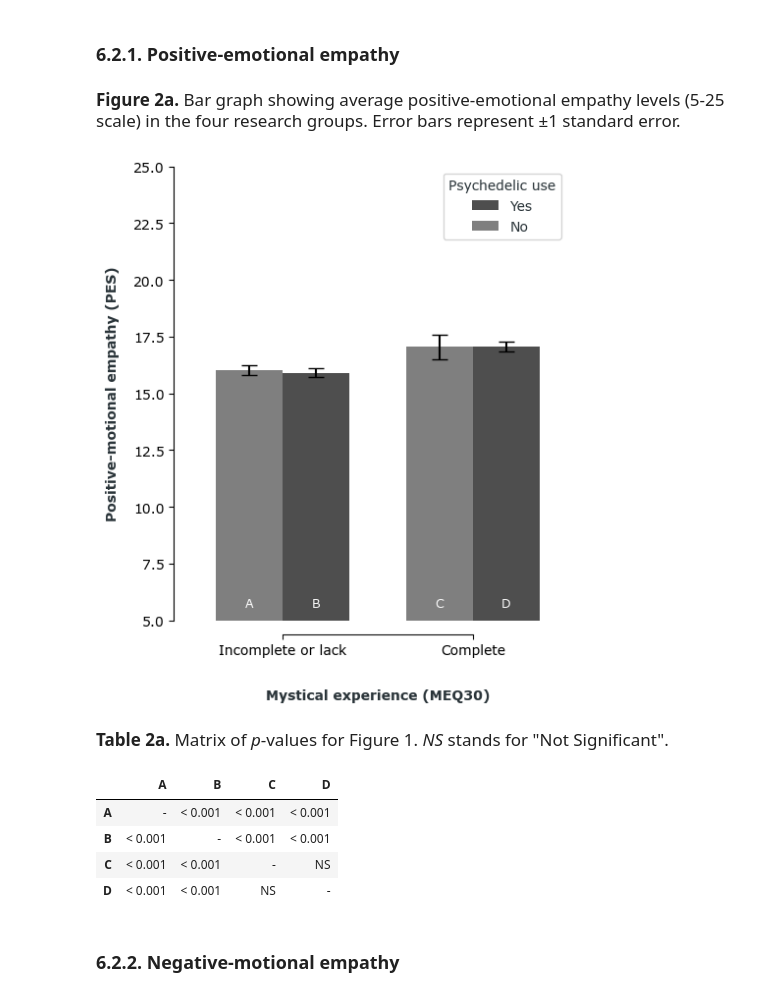
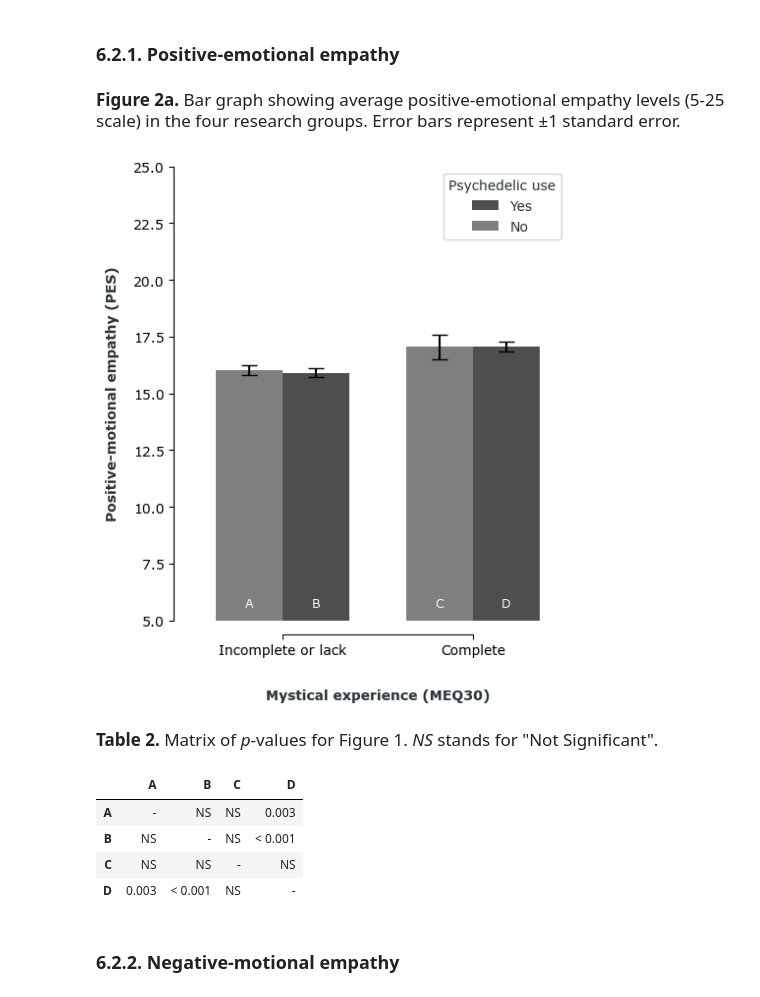
Before and after one commit to michal-owsiak/swps-university-research, a Jupyter notebook: research.ipynb, the cells around one changed output. Cells and saved outputs as stored; diff of their text form; code cells hidden in the pictures.

Commit message:
p-values matrices updated for fear of death & empathy

```diff
--- a/research.ipynb
+++ b/research.ipynb
@@ -1436,50 +1394,50 @@ sns.despine(ax=ax, offset=10, trim=True)
 
 plt.show()
 
-## TABLE 2a
+## TABLE 2
 
 table1_html = """
 <p style="font-size: 17px">
-    <strong>Table 2a.</strong> Matrix of <i>p</i>-values for Figure 1. <i>NS</i> stands for "Not Significant".
+    <strong>Table 2.</strong> Matrix of <i>p</i>-values for Figure 1. <i>NS</i> stands for "Not Significant".
 </p>
 """
 
 display(HTML(table1_html))
 
 data = {
-    "A": ["-", "< 0.001", "< 0.001", "< 0.001"],
-    "B": ["< 0.001", "-", "< 0.001", "< 0.001"],
-    "C": ["< 0.001", "< 0.001", "-", "NS"],
-    "D": ["< 0.001", "< 0.001", "NS", "-"]
+    "A": ["-", "NS", "NS", "0.003"],
+    "B": ["NS", "-", "NS", "< 0.001"],
+    "C": ["NS", "NS", "-", "NS"],
+    "D": ["0.003", "< 0.001", "NS", "-"]
 }
 
 index = ["A", "B", "C", "D"]
 columns = ["A", "B", "C", "D"]
 
 table_df = pd.DataFrame(data, index=index, columns=columns)
 
 def style_format(value):
     if value == "NS":
         return "font-style: italic; text-align: center"
     else:
         return "text-align: center"
 
 styled_df = table_df.style.map(style_format)
 styled_df = styled_df.set_table_styles([{
     "selector": "th",
     "props": [("font-weight", "bold")]
 }])
 
 styled_df
 # %% [output]
 Figure 2a. Bar graph showing average positive-emotional empathy levels (5-25 scale) in the four research groups. Error bars represent ±1 standard error.
 [figure]
-Table 2a. Matrix of p-values for Figure 1. NS stands for "Not Significant".
+Table 2. Matrix of p-values for Figure 1. NS stands for "Not Significant".
 |  | A | B | C | D |
-| A | - | < 0.001 | < 0.001 | < 0.001 |
-| B | < 0.001 | - | < 0.001 | < 0.001 |
-| C | < 0.001 | < 0.001 | - | NS |
-| D | < 0.001 | < 0.001 | NS | - |
+| A | - | NS | NS | 0.003 |
+| B | NS | - | NS | < 0.001 |
+| C | NS | NS | - | NS |
+| D | 0.003 | < 0.001 | NS | - |
 # %% [markdown]
 ### **6.2.2. Negative-motional empathy**
 # %%
```
Also changed, not shown: parts of 3 cells of this notebook.
